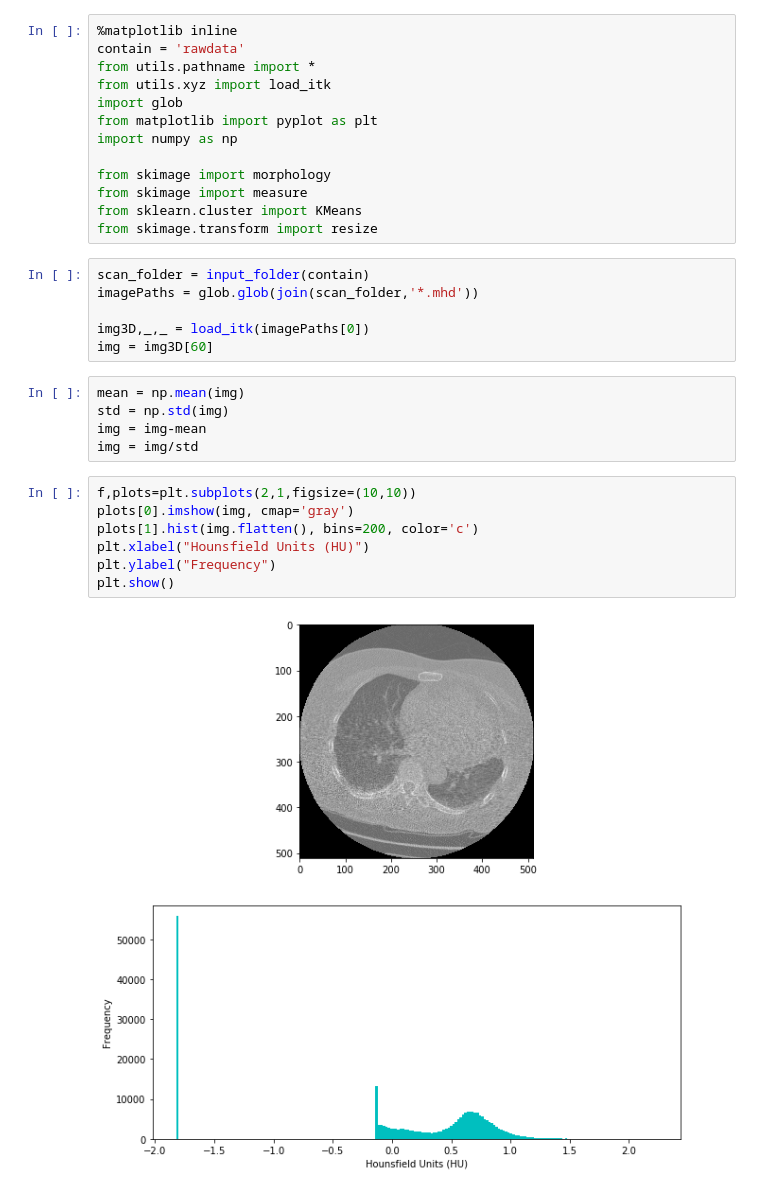
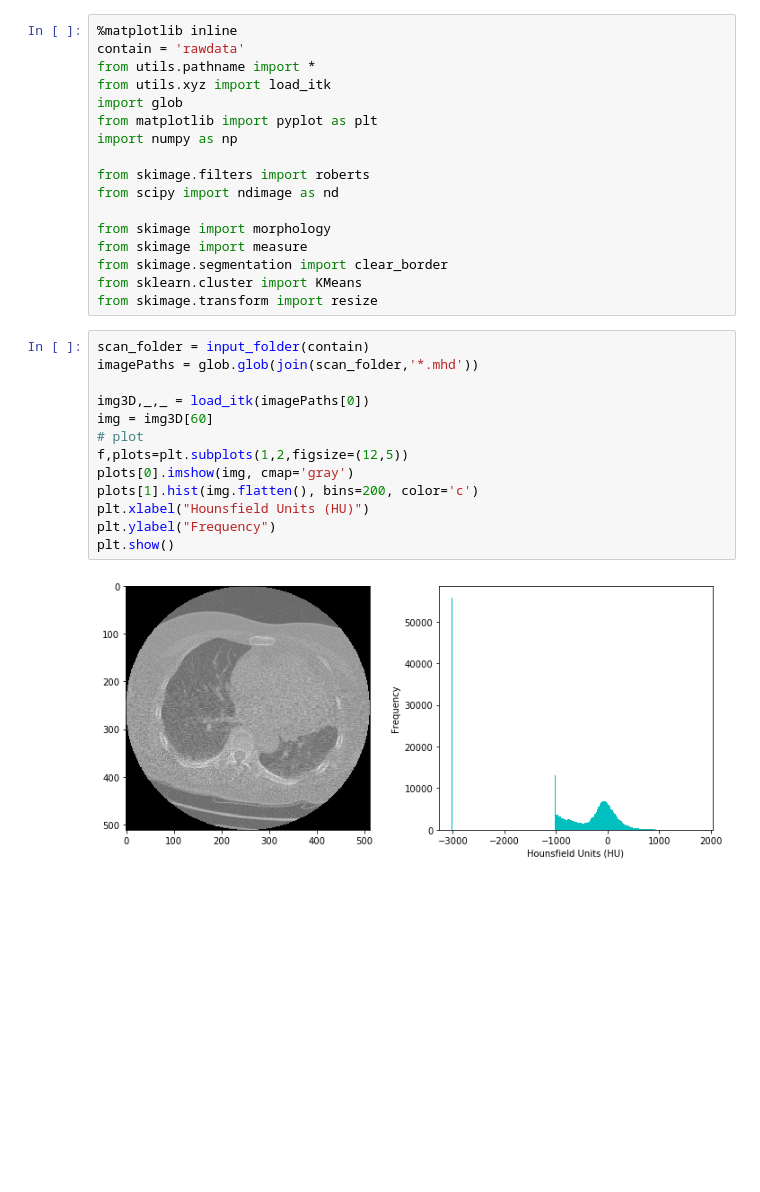
Before and after one commit to thylakoids/luna, a Jupyter notebook: src2/segment.ipynb, the cells around one changed output. Cells and saved outputs as stored; diff of their text form; blank space fills up the shorter version.

```diff
--- a/src2/segment.ipynb
+++ b/src2/segment.ipynb
@@ -7,27 +7,26 @@ import glob
 from matplotlib import pyplot as plt
 import numpy as np
 
+from skimage.filters import roberts
+from scipy import ndimage as nd
+
 from skimage import morphology
 from skimage import measure
+from skimage.segmentation import clear_border
 from sklearn.cluster import KMeans
 from skimage.transform import resize
 # %%
 scan_folder = input_folder(contain)
 imagePaths = glob.glob(join(scan_folder,'*.mhd'))
 
 img3D,_,_ = load_itk(imagePaths[0])
 img = img3D[60]
+# plot
+f,plots=plt.subplots(1,2,figsize=(12,5))
+plots[0].imshow(img, cmap='gray')
+plots[1].hist(img.flatten(), bins=200, color='c')
+plt.xlabel("Hounsfield Units (HU)")
+plt.ylabel("Frequency")
+plt.show()
+# %% [output]
+[figure, added]
-# %%
-mean = np.mean(img)
-std = np.std(img)
-img = img-mean
-img = img/std
-# %%
-f,plots=plt.subplots(2,1,figsize=(10,10))
-plots[0].imshow(img, cmap='gray')
-plots[1].hist(img.flatten(), bins=200, color='c')
-plt.xlabel("Hounsfield Units (HU)")
-plt.ylabel("Frequency")
-plt.show()
-# %% [output]
-[figure, removed]
```
Also changed, not shown: parts of 4 cells of this notebook, 8 other files.
